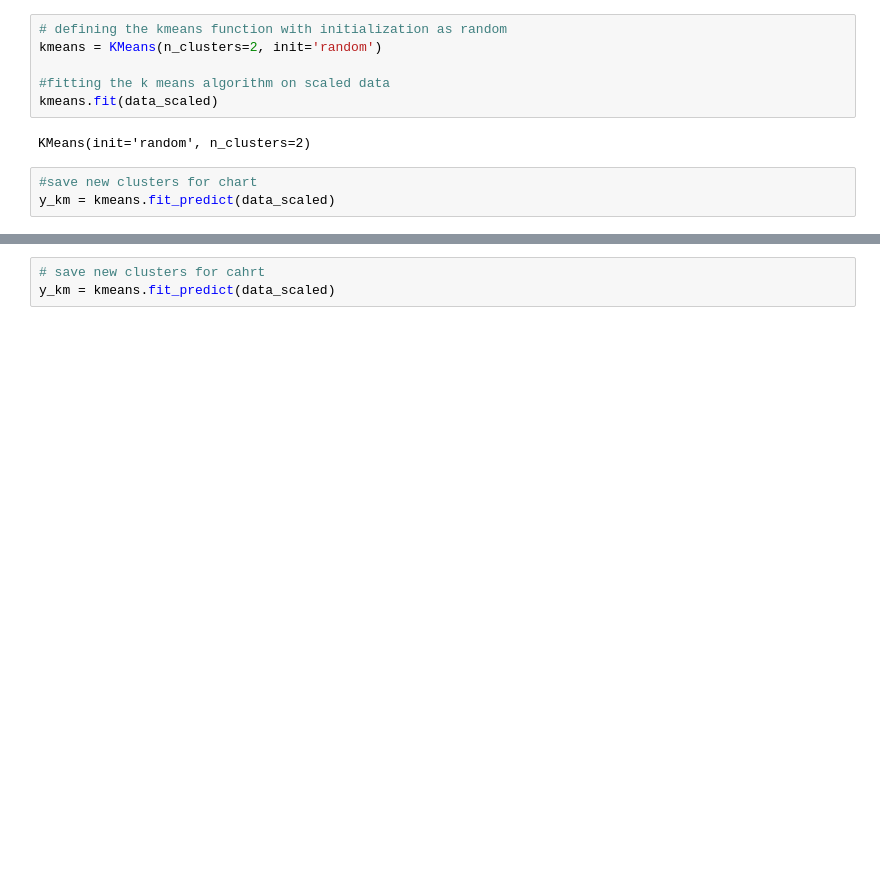
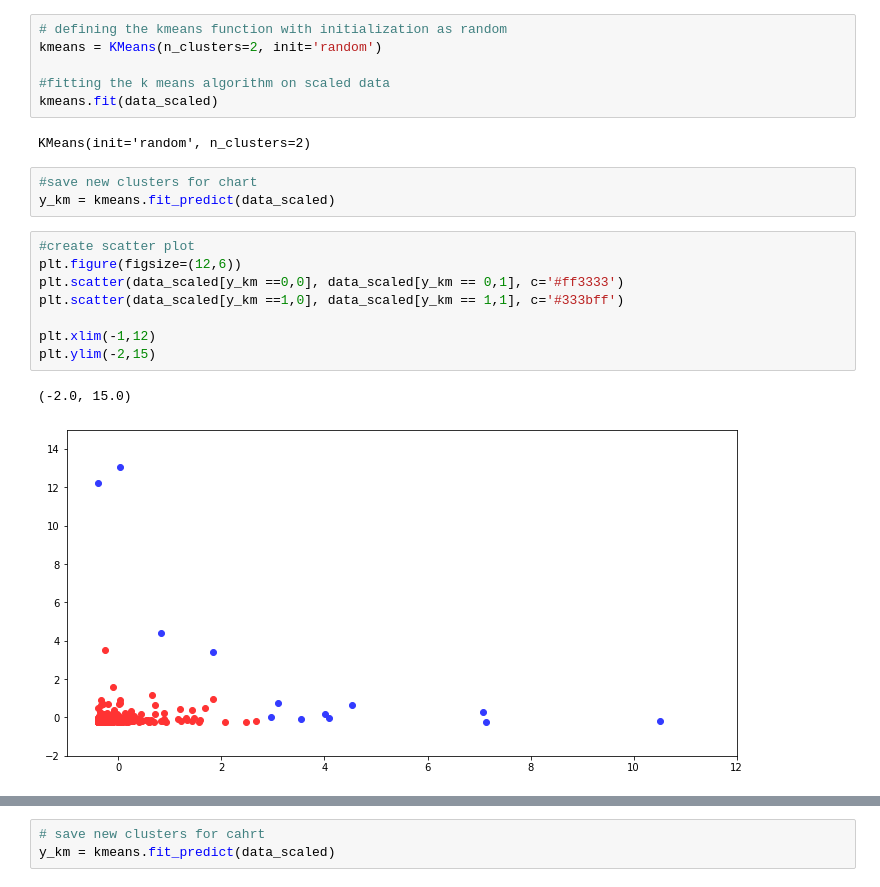
Before and after one commit to rezkysimanjuntak/Clustering-Pada-Ekspor-Barang-Menggunakan-Algoritma-K-Means, a Jupyter notebook: Modelling 4.ipynb, the cells around one changed output, grey strips where cells are left out. Cells and saved outputs as stored; diff of their text form; blank space fills up the shorter version.

```diff
--- a/Modelling 4.ipynb
+++ b/Modelling 4.ipynb
@@ -439,6 +446,17 @@ KMeans(init='random', n_clusters=2)
 # %%
 #save new clusters for chart
 y_km = kmeans.fit_predict(data_scaled)
+# %%
+#create scatter plot
+plt.figure(figsize=(12,6))
+plt.scatter(data_scaled[y_km ==0,0], data_scaled[y_km == 0,1], c='#ff3333')
+plt.scatter(data_scaled[y_km ==1,0], data_scaled[y_km == 1,1], c='#333bff')
+
+plt.xlim(-1,12)
+plt.ylim(-2,15)
+# %% [output]
+(-2.0, 15.0)
+[figure, added]
 # %%
 # inertia on the fitted data
 kmeans.inertia_
```
Also changed, not shown: parts of 15 cells of this notebook.
